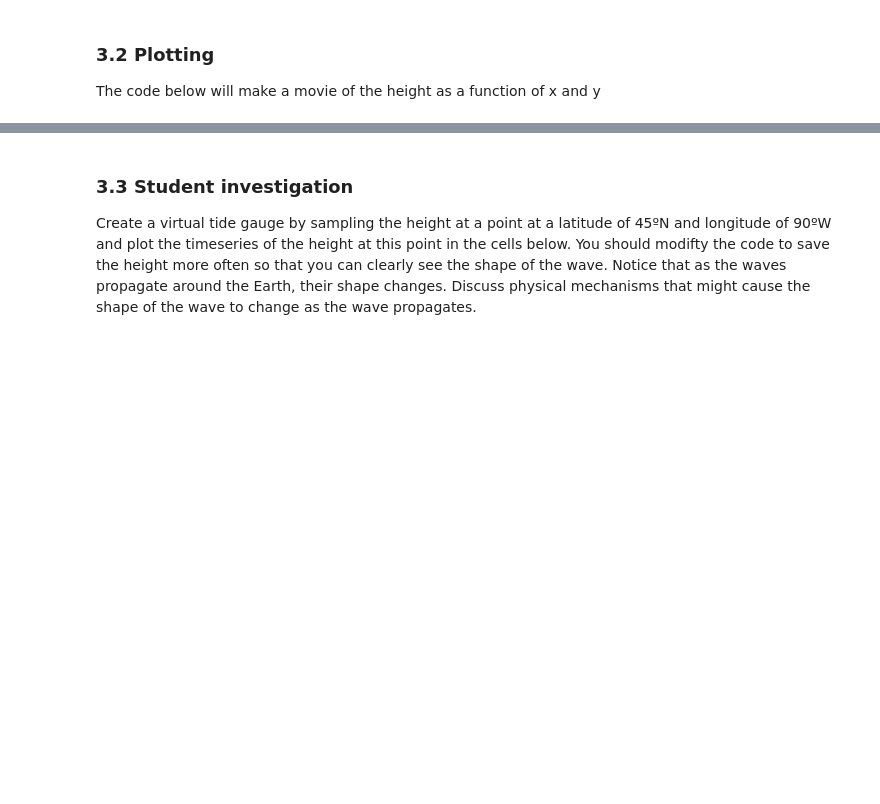
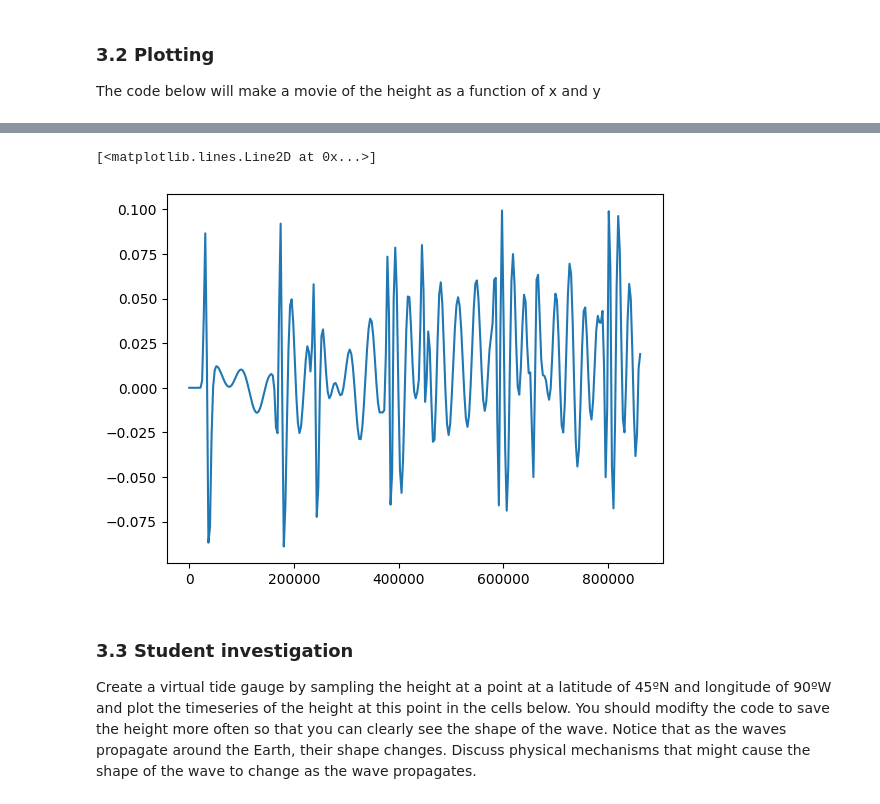
Before and after one commit to SquidsofDoom/QCES, a Jupyter notebook: Project3_tsunami.ipynb, the cells around one changed output, grey strips where cells are left out. Cells and saved outputs as stored; diff of their text form; code cells hidden in the pictures; blank space fills up the shorter version.

```diff
--- a/Project3_tsunami.ipynb
+++ b/Project3_tsunami.ipynb
@@ -523,16 +552,22 @@ solver.stop_sim_time = stop_sim_time
 
 h.change_scales(1)
 h_save = [np.copy(h['g'])]; t_save = [solver.sim_time]; # Save the initial condition and the initial time
+h_sample = [np.copy(h['g'][96,48])]
+t_sample = [solver.sim_time]
+
 # Main loop
 try:
     logger.info('Starting main loop')
     while solver.proceed:
         solver.step(timestep)
         if (solver.iteration-1) % 10 == 0:
-            logger.info('Iteration=%i, Time=%e, dt=%e' %(solver.iteration, solver.sim_time, timestep))
             h.change_scales(1)
             h_save.append(np.copy(h['g']))
             t_save.append(solver.sim_time)
+        if (solver.iteration-1) % 5 == 0:
+            h.change_scales(1)
+            h_sample.append(np.copy(h['g'][96,48]))
+            t_sample.append(solver.sim_time)
 except:
     logger.error('Exception raised, triggering end of main loop.')
     raise
@@ -540,3 +575,4 @@ finally:
     solver.log_stats()
 
 h_save = np.array(h_save)
+h_sample = np.array(h_sample)
@@ -570,3 +627,8 @@ HTML(anim.to_html5_video())
+# %%
+plt.plot(t_sample,h_sample)
+# %% [output]
+[<matplotlib.lines.Line2D at 0x...>]
+[figure, added]
 # %% [markdown]
 ### 3.3 Student investigation
 <a id='section3pt3'></a>
```
Also changed, not shown: parts of 7 cells of this notebook.
